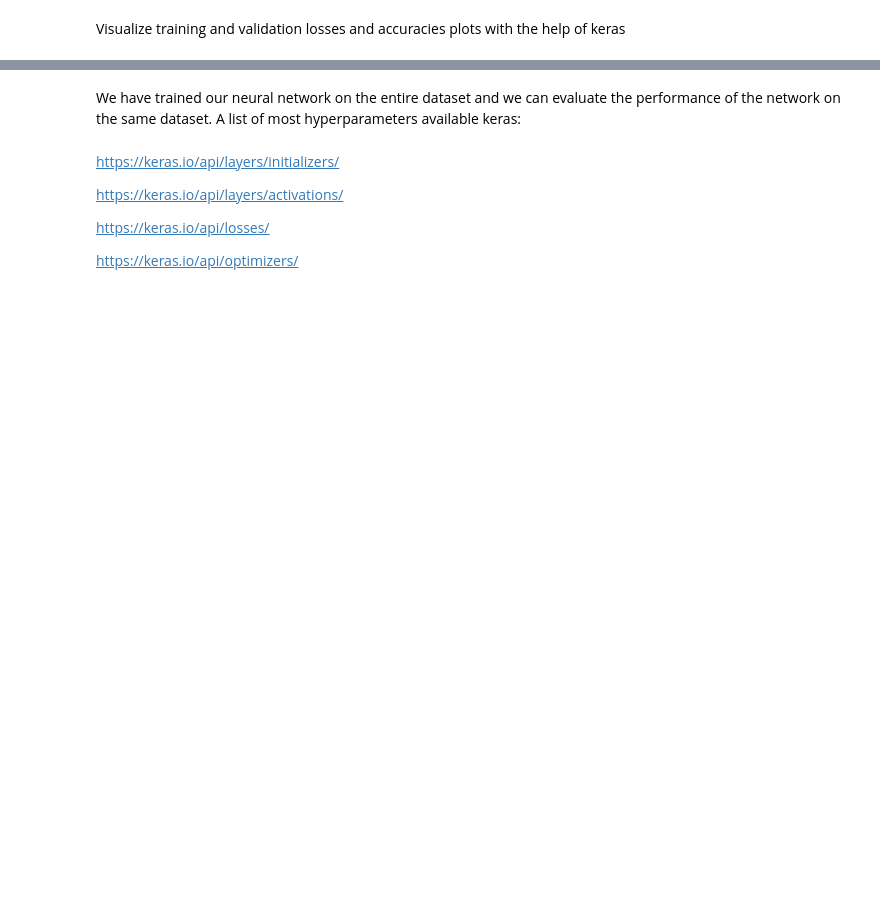
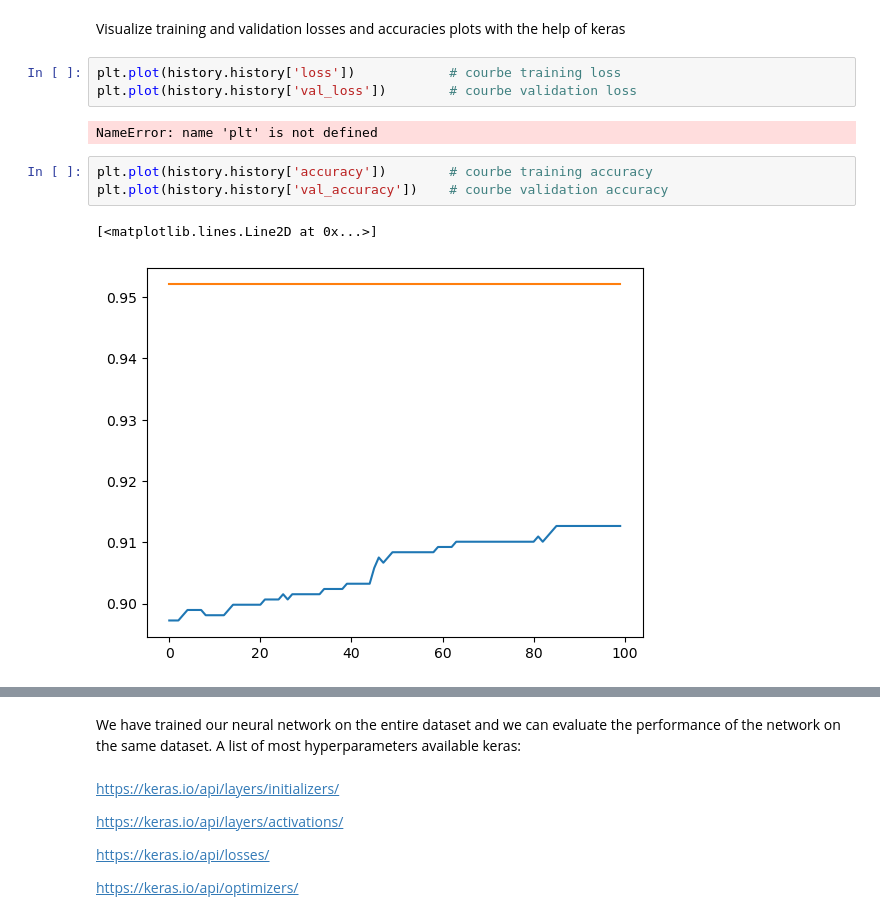
Before and after one commit to EstellePleinet/ML5, a Jupyter notebook: ML5_keras_J1.ipynb, the cells around one changed output, grey strips where cells are left out. Saved outputs shown, nothing was run; the diff lists cells and outputs as text; blank space fills up the shorter version.

```diff
--- a/ML5_keras_J1.ipynb
+++ b/ML5_keras_J1.ipynb
@@ -296,5 +293,16 @@ Test Accuracy: 0.4931506849315068
 # %% [markdown]
 Visualize training and validation losses and accuracies plots with the help of keras
+# %%
+plt.plot(history.history['loss'])            # courbe training loss
+plt.plot(history.history['val_loss'])        # courbe validation loss
+# %% [output]
+NameError: name 'plt' is not defined
+# %%
+plt.plot(history.history['accuracy'])        # courbe training accuracy
+plt.plot(history.history['val_accuracy'])    # courbe validation accuracy
+# %% [output]
+[<matplotlib.lines.Line2D at 0x...>]
+[figure, added]
 # %%
 # visualize training and validation accuracies
 import matplotlib.pyplot as plt
```
Also changed, not shown: parts of 12 cells of this notebook.
